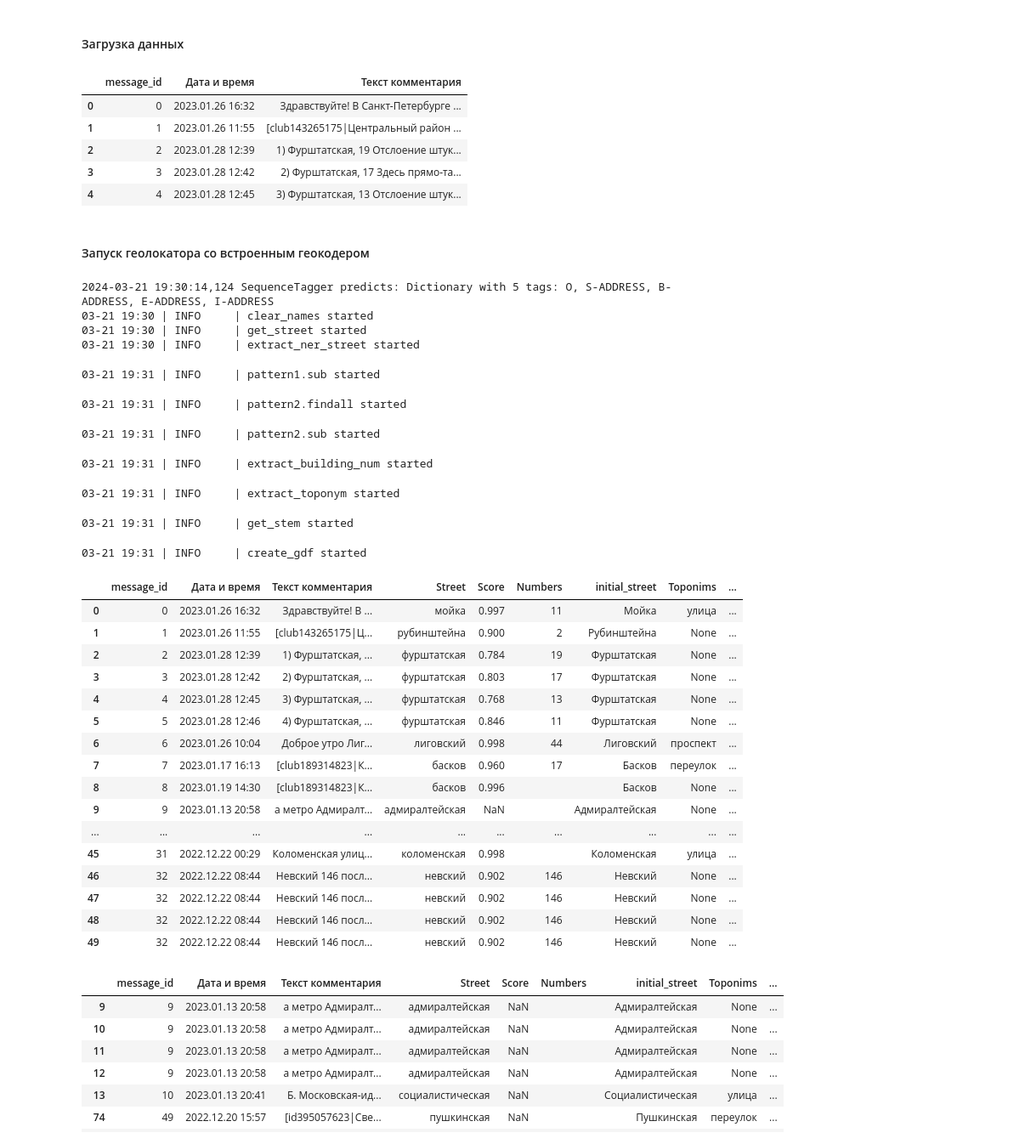
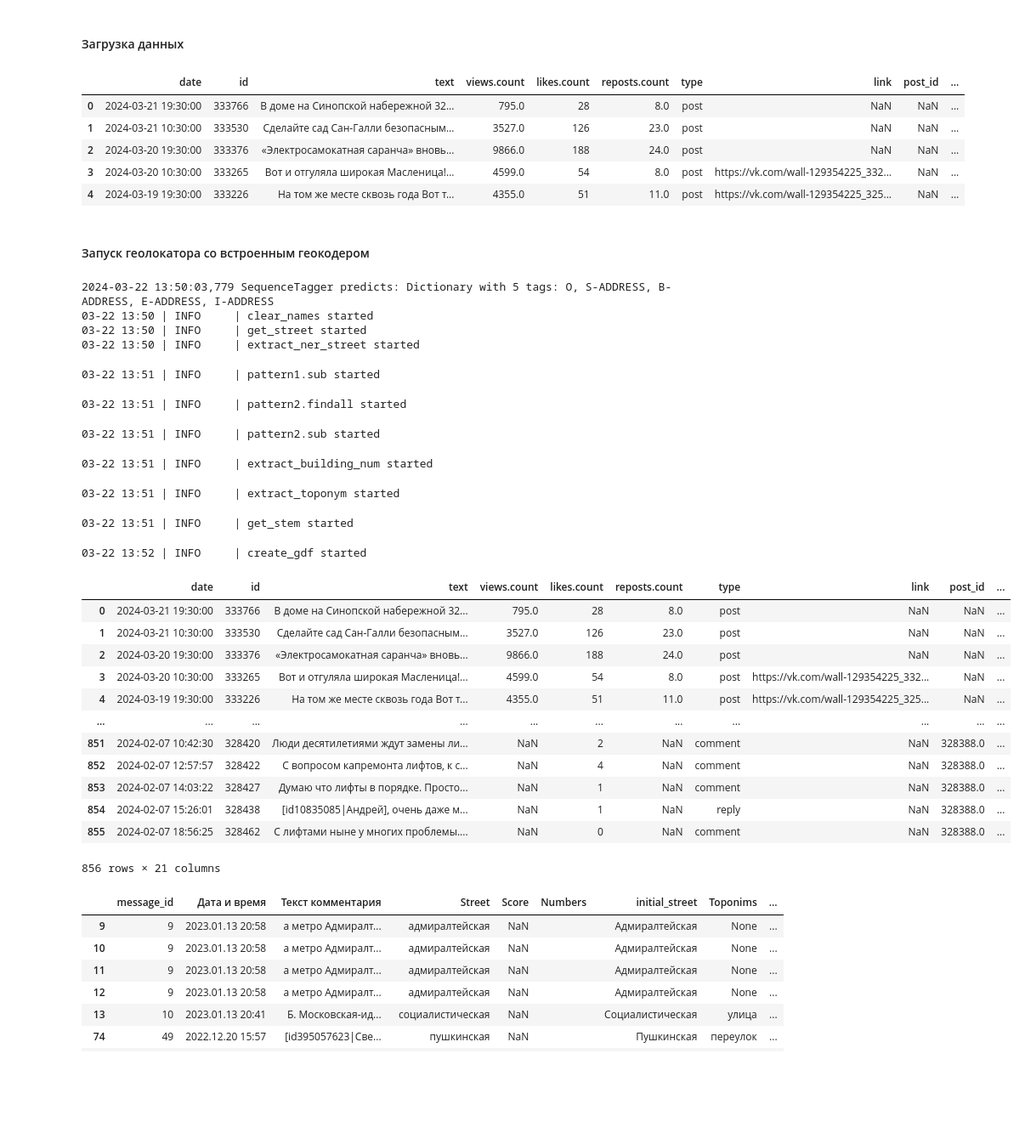
Before and after one commit to Sandrro/sloyka, a Jupyter notebook: examples/geocoder_example.ipynb, the cells around one changed output. Shown: that part at 85% size. Drawn from its saved outputs; the diff is of its cells as text; code cells hidden in the pictures; blank space fills up the shorter version.

Commit message:
fix/geocoder

```diff
--- a/examples/geocoder_example.ipynb
+++ b/examples/geocoder_example.ipynb
@@ -25,49 +25,45 @@ INFO: Pandarallel will use Memory file system to transfer data between the main
 # %%
 import pandas as pd
 
-df = pd.read_csv('/home/gk/vscode/SOIKA_2/sloyka/sloyka/sample_data/sample_data.csv', index_col=0)
+df = pd.read_csv('/home/gk/Downloads/Telegram Desktop/ruina.csv', index_col=0)
 # %%
 df.head()
 # %% [output]
-|  | message_id | Дата и время | Текст комментария |
-| 0 | 0 | 2023.01.26 16:32 | Здравствуйте! В Санкт-Петербурге ... |
-| 1 | 1 | 2023.01.26 11:55 | [club143265175|Центральный район ... |
-| 2 | 2 | 2023.01.28 12:39 | 1) Фурштатская, 19 Отслоение штук... |
-| 3 | 3 | 2023.01.28 12:42 | 2) Фурштатская, 17 Здесь прямо-та... |
-| 4 | 4 | 2023.01.28 12:45 | 3) Фурштатская, 13 Отслоение штук... |
+|  | date | id | text | views.count | likes.count | reposts.count | type | link | post_id | ... |
+| 0 | 2024-03-21 19:30:00 | 333766 | В доме на Синопской набережной 32... | 795.0 | 28 | 8.0 | post | NaN | NaN | ... |
+| 1 | 2024-03-21 10:30:00 | 333530 | Сделайте сад Сан-Галли безопасным... | 3527.0 | 126 | 23.0 | post | NaN | NaN | ... |
+| 2 | 2024-03-20 19:30:00 | 333376 | «Электросамокатная саранча» вновь... | 9866.0 | 188 | 24.0 | post | NaN | NaN | ... |
+| 3 | 2024-03-20 10:30:00 | 333265 | Вот и отгуляла широкая Масленица!... | 4599.0 | 54 | 8.0 | post | https://vk.com/wall-129354225_332... | NaN | ... |
+| 4 | 2024-03-19 19:30:00 | 333226 | На том же месте сквозь года Вот т... | 4355.0 | 51 | 11.0 | post | https://vk.com/wall-129354225_325... | NaN | ... |
 # %% [markdown]
 #### Запуск геолокатора со встроенным геокодером
 # %%
-result = Geocoder().run(df, text_column='Текст комментария')
+result = Geocoder().run(df, text_column='text')
 # %% [output]
-2024-03-21 19:30:14,124 SequenceTagger predicts: Dictionary with 5 tags: O, S-ADDRESS, B-ADDRESS, E-ADDRESS, I-ADDRESS
-03-21 19:30 | INFO     | clear_names started
-03-21 19:30 | INFO     | get_street started
-03-21 19:30 | INFO     | extract_ner_street started
+2024-03-22 13:50:03,779 SequenceTagger predicts: Dictionary with 5 tags: O, S-ADDRESS, B-ADDRESS, E-ADDRESS, I-ADDRESS
+03-22 13:50 | INFO     | clear_names started
+03-22 13:50 | INFO     | get_street started
+03-22 13:50 | INFO     | extract_ner_street started
-03-21 19:31 | INFO     | pattern1.sub started
+03-22 13:51 | INFO     | pattern1.sub started
-03-21 19:31 | INFO     | pattern2.findall started
+03-22 13:51 | INFO     | pattern2.findall started
-03-21 19:31 | INFO     | pattern2.sub started
+03-22 13:51 | INFO     | pattern2.sub started
-03-21 19:31 | INFO     | extract_building_num started
+03-22 13:51 | INFO     | extract_building_num started
-03-21 19:31 | INFO     | extract_toponym started
+03-22 13:51 | INFO     | extract_toponym started
-03-21 19:31 | INFO     | get_stem started
+03-22 13:51 | INFO     | get_stem started
-03-21 19:31 | INFO     | create_gdf started
+03-22 13:52 | INFO     | create_gdf started
 # %%
-result[:50]
+result
 # %% [output]
-|  | message_id | Дата и время | Текст комментария | Street | Score | Numbers | initial_street | Toponims | ... |
-| 0 | 0 | 2023.01.26 16:32 | Здравствуйте! В ... | мойка | 0.997 | 11 | Мойка | улица | ... |
-| 1 | 1 | 2023.01.26 11:55 | [club143265175|Ц... | рубинштейна | 0.900 | 2 | Рубинштейна | None | ... |
-| 2 | 2 | 2023.01.28 12:39 | 1) Фурштатская, ... | фурштатская | 0.784 | 19 | Фурштатская | None | ... |
-| 3 | 3 | 2023.01.28 12:42 | 2) Фурштатская, ... | фурштатская | 0.803 | 17 | Фурштатская | None | ... |
-| 4 | 4 | 2023.01.28 12:45 | 3) Фурштатская, ... | фурштатская | 0.768 | 13 | Фурштатская | None | ... |
-| 5 | 5 | 2023.01.28 12:46 | 4) Фурштатская, ... | фурштатская | 0.846 | 11 | Фурштатская | None | ... |
-| 6 | 6 | 2023.01.26 10:04 | Доброе утро Лиг... | лиговский | 0.998 | 44 | Лиговский | проспект | ... |
-| 7 | 7 | 2023.01.17 16:13 | [club189314823|К... | басков | 0.960 | 17 | Басков | переулок | ... |
-| 8 | 8 | 2023.01.19 14:30 | [club189314823|К... | басков | 0.996 |  | Басков | None | ... |
-| 9 | 9 | 2023.01.13 20:58 | а метро Адмиралт... | адмиралтейская | NaN |  | Адмиралтейская | None | ... |
-| ... | ... | ... | ... | ... | ... | ... | ... | ... | ... |
-| 45 | 31 | 2022.12.22 00:29 | Коломенская улиц... | коломенская | 0.998 |  | Коломенская | улица | ... |
-| 46 | 32 | 2022.12.22 08:44 | Невский 146 посл... | невский | 0.902 | 146 | Невский | None | ... |
-| 47 | 32 | 2022.12.22 08:44 | Невский 146 посл... | невский | 0.902 | 146 | Невский | None | ... |
-| 48 | 32 | 2022.12.22 08:44 | Невский 146 посл... | невский | 0.902 | 146 | Невский | None | ... |
-| 49 | 32 | 2022.12.22 08:44 | Невский 146 посл... | невский | 0.902 | 146 | Невский | None | ... |
+|  | date | id | text | views.count | likes.count | reposts.count | type | link | post_id | ... |
+| 0 | 2024-03-21 19:30:00 | 333766 | В доме на Синопской набережной 32... | 795.0 | 28 | 8.0 | post | NaN | NaN | ... |
+| 1 | 2024-03-21 10:30:00 | 333530 | Сделайте сад Сан-Галли безопасным... | 3527.0 | 126 | 23.0 | post | NaN | NaN | ... |
+| 2 | 2024-03-20 19:30:00 | 333376 | «Электросамокатная саранча» вновь... | 9866.0 | 188 | 24.0 | post | NaN | NaN | ... |
+| 3 | 2024-03-20 10:30:00 | 333265 | Вот и отгуляла широкая Масленица!... | 4599.0 | 54 | 8.0 | post | https://vk.com/wall-129354225_332... | NaN | ... |
+| 4 | 2024-03-19 19:30:00 | 333226 | На том же месте сквозь года Вот т... | 4355.0 | 51 | 11.0 | post | https://vk.com/wall-129354225_325... | NaN | ... |
+| ... | ... | ... | ... | ... | ... | ... | ... | ... | ... | ... |
+| 851 | 2024-02-07 10:42:30 | 328420 | Люди десятилетиями ждут замены ли... | NaN | 2 | NaN | comment | NaN | 328388.0 | ... |
+| 852 | 2024-02-07 12:57:57 | 328422 | С вопросом капремонта лифтов, к с... | NaN | 4 | NaN | comment | NaN | 328388.0 | ... |
+| 853 | 2024-02-07 14:03:22 | 328427 | Думаю что лифты в порядке. Просто... | NaN | 1 | NaN | comment | NaN | 328388.0 | ... |
+| 854 | 2024-02-07 15:26:01 | 328438 | [id10835085|Андрей], очень даже м... | NaN | 1 | NaN | reply | NaN | 328388.0 | ... |
+| 855 | 2024-02-07 18:56:25 | 328462 | С лифтами ныне у многих проблемы.... | NaN | 0 | NaN | comment | NaN | 328388.0 | ... |
+856 rows × 21 columns
```
Also changed, not shown: parts of 1 cell of this notebook, 1 other file.
